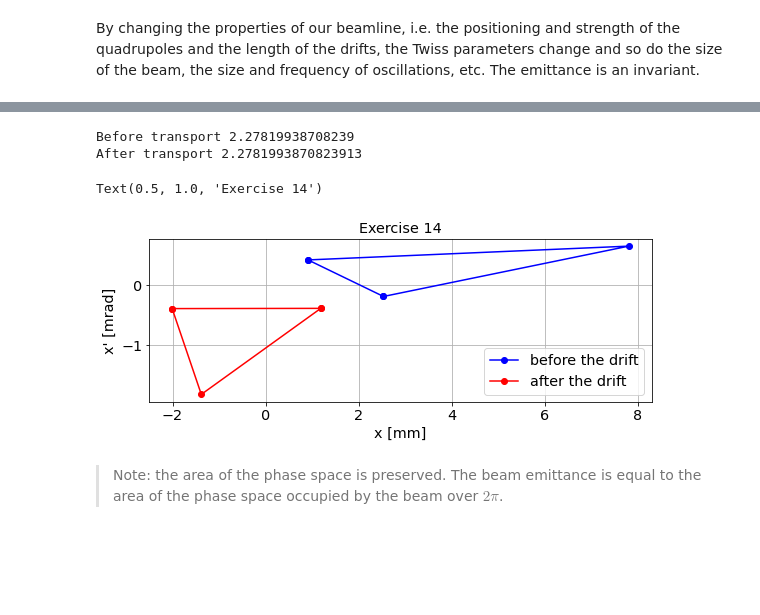
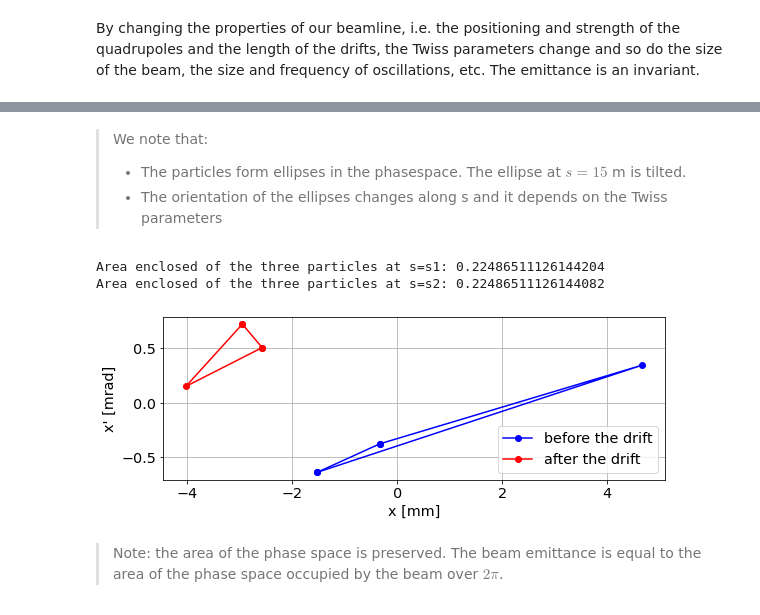
Before and after one commit to tprebiba/accelerators-teaching, a Jupyter notebook: 01_AUTH-2024_Accelerator_Physics/04_Multi_Particle_Tracking_SOLUTIONS.ipynb, the cells around one changed output, grey strips where cells are left out. Cells and saved outputs as stored; diff of their text form; code cells hidden in the pictures; blank space fills up the shorter version.

```diff
--- a/01_AUTH-2024_Accelerator_Physics/04_Multi_Particle_Tracking_SOLUTIONS.ipynb
+++ b/01_AUTH-2024_Accelerator_Physics/04_Multi_Particle_Tracking_SOLUTIONS.ipynb
@@ -38,13 +38,13 @@ Use the defined ensemble of the particle below (ignore for now the strange numbe
     **Hint:** Remember that in the output of our `transportParticles` function the key `'x'` contains a 2D array with N rows (the index of the position along the beam line) and M columns (the index of a given particle). Moreover, you can compute the standard deviation of **each raw** of a NxM 2D array as `np.std(N_times_M_array,1)`.
 # %%
 # Initializing the beam
-N = 1000
+N = 1500
 X_0 = np.array([np.random.normal(0,1,N),
                 np.random.normal(0,1,N)])
 x0 = 0
 xp0 = 0
-sigx = np.sqrt(1e-6*8.2466)
-sigxp = np.sqrt(1e-6/8.2466)
+sigx = np.sqrt(1e-6*8.24659992)
+sigxp = np.sqrt(1e-6/8.24659992)
 X_0[0,:] = sigx*X_0[0,:]+x0
-X_0[1,:] = sigxp*X_0[1,:]+xp0-(-1.2810)/8.2466*X_0[0,:]
+X_0[1,:] = sigxp*X_0[1,:]+xp0-(-1.28102523)/8.24659992*X_0[0,:]
 # %%
@@ -300,3 +261,18 @@ from numpy.linalg import norm
 def area(a, b, c) :
     '''a,b,c are the phase-space coordinates of three particles'''
     return 0.5 * norm( np.cross( b-a, c-a ) )
+# %%
+# code here your solution...
+
+# particle distribution at s=0
+X_0 = np.array([transported_particles['x'][0,:],
+                transported_particles['xp'][0,:]])
+g = sns.jointplot(x=X_0[0,:]*1e3, y=X_0[1,:]*1e3, kind="hex", color="b")
+g.set_axis_labels("x [mm]", "x' [mrad]")
+
+# particle distribution at s=100
+index = np.where(transported_particles['s']==15)[0][0]
+X_1 = np.array([transported_particles['x'][index,:],
+                transported_particles['xp'][index,:]])
+g = sns.jointplot(x=X_1[0,:]*1e3, y=X_1[1,:]*1e3, kind="hex", color="b")
+g.set_axis_labels("x [mm]", "x' [mrad]")
@@ -303,31 +283,32 @@ def area(a, b, c) :
+# %% [markdown]
+> We note that:
+>    - The particles form ellipses in the phasespace. The ellipse at $s=15$ m is tilted.
+>    - The orientation of the ellipses changes along s and it depends on the Twiss parameters
 # %%
 # code here your solution...
+
 # we take the first three particles in the beam (arbitrary choise)
-print(f"Before transport {area(X_0[:,0]*1e3,X_0[:,1]*1e3,X_0[:,2]*1e3)}")
-print(f"After transport {area(X_1[:,0]*1e3,X_1[:,1]*1e3,X_1[:,2]*1e3)}")
+print(f"Area enclosed of the three particles at s=s1: {area(X_0[:,0]*1e3,X_0[:,1]*1e3,X_0[:,2]*1e3)}")
+print(f"Area enclosed of the three particles at s=s2: {area(X_1[:,0]*1e3,X_1[:,1]*1e3,X_1[:,2]*1e3)}")
 # %% [output]
-Before transport 2.27819938708239
-After transport 2.2781993870823913
+Area enclosed of the three particles at s=s1: 0.22486511126144204
+Area enclosed of the three particles at s=s2: 0.22486511126144082
 # %%
+# code here your solution...
+
 # Visualizing this:
-
 plt.figure(figsize=(9,3))
-
 #first triangle
 plt.plot(X_0[:,:3][0]*1e3,X_0[:,:3][1]*1e3,'o-b')
 plt.plot(X_0[:,[2,0]][0]*1e3,X_0[:,[2,0]][1]*1e3,'o-b', label='before the drift')
-
 #second triangle
 plt.plot(X_1[:,:3][0]*1e3,X_1[:,:3][1]*1e3,'o-r')
 plt.plot(X_1[:,[2,0]][0]*1e3,X_1[:,[2,0]][1]*1e3,'o-r',label='after the drift')
-
 plt.legend()
 plt.xlabel('x [mm]')
 plt.ylabel("x' [mrad]")
 plt.grid(True)
-plt.title('Exercise 14')
 # %% [output]
-Text(0.5, 1.0, 'Exercise 14')
-[figure, old version]
+[figure, new version]
 # %% [markdown]
 > Note: the area of the phase space is preserved. The beam emittance is equal to the area of the phase space occupied by the beam over $2\pi$.
```
Also changed, not shown: parts of 15 cells of this notebook.
